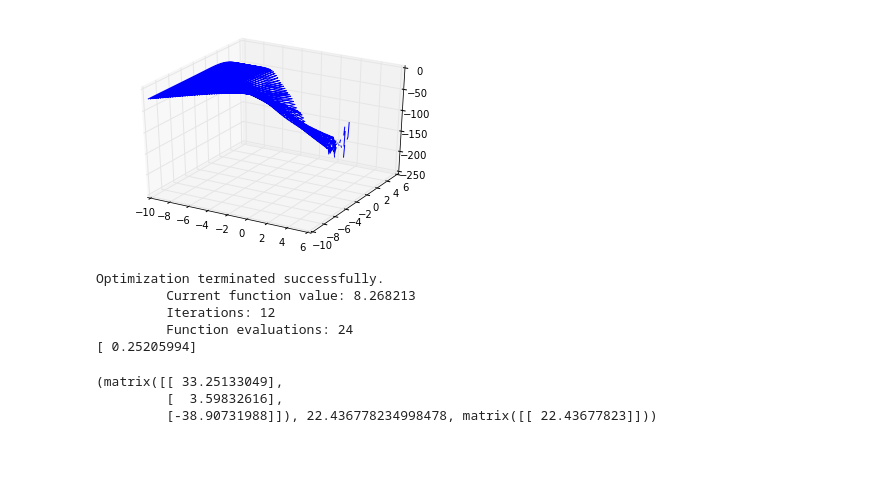
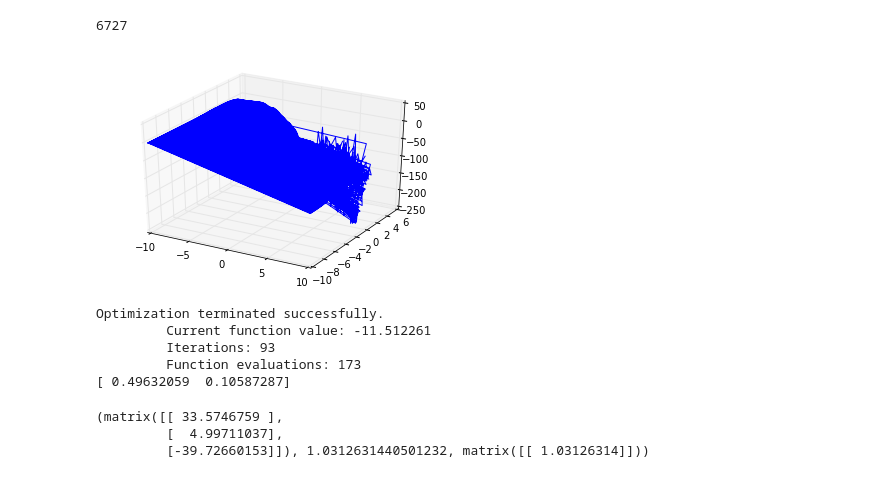
Before and after one commit to greenape/gem-experiments, a Jupyter notebook: 2d_gp_emu.ipynb, the cells around one changed output. Drawn from its saved outputs; the diff is of its cells as text; code cells hidden in the pictures.

```diff
--- a/2d_gp_emu.ipynb
+++ b/2d_gp_emu.ipynb
@@ -101,15 +231,0 @@ show()
-# %%
-a_inv = A_invs[len(taus)-1]
-a = As[len(taus)-1]
-H_D = H(D, h)
-d_sq = delta_hat_sq(n, q, f_D, a_inv, H_D)
-sigma = np.exp(taus[len(taus)-1]/2.)
-print taus[len(taus)-1], sigma
-cors = cor(D.T, D, sigma, p)
-print np.exp(-(np.power((D[0,0]-D[0,5]), 2.)/np.exp(taus[len(taus)-1][0]) + np.power((D[1,0]-D[1,5]), 2.)/np.exp(taus[len(taus)-1][1])))
-print cors[0, 5]
-print a[0, 5]
-print np.array(np.hsplit(D.T, 2)), D
-print np.exp(-(np.power((D[0,0]-D[0,5]), 2.)/np.exp(taus[len(taus)-1][0])))*np.exp(-(np.power((D[1,0]-D[1,5]), 2.)/np.exp(taus[len(taus)-1][1])))
-difs = np.power(np.array(np.hsplit(D.T, 2)) - np.array(np.vsplit(D, 2)), 2.)
-np.exp(-(difs[0]/np.exp(taus[len(taus)-1][0]) + difs[1]/np.exp(taus[len(taus)-1][1])))[0, 5]
@@ -135,13 +232,16 @@ np.exp(-(difs[0]/np.exp(taus[len(taus)-1][0]) + difs[1]/np.exp(taus[len(taus)-1]
 # %%
-points = np.array([[0.86, 0.27, 0.57, 0.5, 0.14, 0.23, 0.39, 0.93, 0.98, 0.54, 0.77,0.81,0.18,0.71,0.31,0.04,0.69,0.4,0.63,0.08, 0.34,0.04,0.83,0.21,0.67,0.47,0.14,0.51,0.75,0.95],
-                   [0.7, 0.97, 0.29, 0.7, 0.73, 0.11, 0.21, 0.45, 0.05, 0.9,0.52,0.33,0.56,0.84,0.49,0.09,0.19,0.37,0.64,0.86,0.45,0.58,0.75,0.84,0.37,0.99,0.15,0.66,0.07,0.24]])
-f_D = np.array([[11.81, -4.95, 25.51, 5.27, 4.85, 30.28, 27.5, 10.89, 34.5, 0.43,17.59,25.27,13.39,3.67,16.50,29.96,29.78,21.14,12.78,-0.98,17.99,12.11,9.10,1.03,22.71,-4.61,28.33,11.60,34.10,29.28]]).T
+points = np.array([[0.86,0.27,0.57,0.5,0.14,0.23,0.39,0.93,0.98,0.54, 0.77,0.81,0.18,0.71,0.31,0.04,0.69,0.4,0.63,0.08, 0.34,0.04,0.83,0.21,0.67,0.47,0.14,0.51,0.75,0.95],
+                   [0.7,0.97,0.29,0.77,0.73,0.11,0.21,0.45,0.05,0.9, 0.52,0.33,0.56,0.84,0.49,0.09,0.19,0.37,0.64,0.86, 0.45,0.58,0.75,0.84,0.37,0.99,0.15,0.66,0.07,0.24 ]], dtype=np.float_)
+f_D = np.array([[11.81,-4.95,25.51,5.27,4.85,30.28,27.50,20.89,34.50,0.43, 17.59,25.27,13.39,3.67,16.50,29.96,29.78,21.14,12.78,-0.98, 17.99,12.11,9.10,1.03,22.71,-4.61,28.33,11.60,34.10,29.28]], dtype=np.float_).T
 D = points#norm_points(points)
-taus = np.array(zip(*combinations(np.linspace(-10, 5, 100), 2))).T#np.vstack((np.linspace(-10, 10, 100), np.linspace(-10, 10, 100))).T
+taus = np.array(zip(*product(np.linspace(-10, 5, 250), np.linspace(-10, 10, 250))), dtype=np.float_).T#np.vstack((np.linspace(-10, 10, 100), np.linspace(-10, 10, 100))).T
 n = D.shape[1]
 p = D.shape[0]
 q = 1 + p
-sigma_hat = np.array([0.4966, 0.1061])
+delta_hat = np.array([0.4966, 0.1061], dtype=np.float_)
 print n, p, q
+figure()
+plot(D[0], D[1], 'o')
+show()
 # %% [output]
 30 2 3
@@ -150,28 +251,35 @@ As = map(lambda s: A(D, np.exp(s/2.), p), taus)
 # %%
 A_invs = map(lambda a: np.matrix(a).getI(), As)
 # %%
-ln_pi_tau_star_pi = np.array(map(lambda (a_inv, a): np.log(pi_star_tau(n, q, f_D, a_inv, a, H(D, h))), zip(A_invs, As))).flatten()
+ln_pi_tau_star_pi = np.log(np.array(map(lambda (a_inv, a): pi_star_tau(n, q, f_D, a_inv, a, H(D, h)), zip(A_invs, As))).flatten())
+show = np.isnan(ln_pi_tau_star_pi)
+print len(taus[show])
+# %% [output]
+6727
 # %%
 fig = figure()
 ax = fig.add_subplot(111, projection='3d')
-ax.plot_wireframe(taus.T[0], taus.T[1], ln_pi_tau_star_pi)
+ax.plot_wireframe(taus.T[1][~show], taus.T[0][~show], ln_pi_tau_star_pi[~show])
 fig.show()
 # %% [output]
-[figure, old version]
+[figure, new version]
 # %%
-from scipy.optimize import minimize
+from scipy.optimize import basinhopping, minimize
 
 def f(x):
-    a = A(D, np.exp(x/2.))
-    a_inv = np.matrix(a).getI()
-    return -np.log(pi_star_tau(np.exp(x/2.), n, q, f_D, a_inv, a, H(D, h)))
+    try:
+        a = A(D, np.exp(x/2.), p)
+        a_inv = np.matrix(a).getI()
+    except:
+        return 0.
+    return -np.log(pi_star_tau(n, q, f_D, a_inv, a, H(D, h)))
 
-sigma_hat = np.exp(minimize(f, -2.75, method="nelder-mead", options={'disp':True})['x']/2.)
-print sigma_hat
+delta_hat = np.exp(minimize(f, np.array([0.,0.]), method="nelder-mead", options={'disp':True})['x']/2.)
+print delta_hat
 # %% [output]
 Optimization terminated successfully.
-         Current function value: 8.268213
-         Iterations: 12
-         Function evaluations: 24
-[ 0.25205994]
+         Current function value: -11.512261
+         Iterations: 93
+         Function evaluations: 173
+[ 0.49632059  0.10587287]
 # %%
@@ -181,8 +289,8 @@ d_hat_sq = delta_hat_sq(n, q, f_D, A_inv, H(D, h))[0,0]
 H_ = H(D, h)
 # %%
-b_hat, d_hat_sq, delta_hat_sq_beta(n, q, f_D, A_inv, H(D, h), b_hat)
+b_hat, s_hat_sq, sigma_hat_sq_beta(n, q, f_D, A_inv, H(D, h), b_hat)
 # %% [output]
-(matrix([[ 33.25133049],
-         [  3.59832616],
-         [-38.90731988]]), 22.436778234998478, matrix([[ 22.43677823]]))
+(matrix([[ 33.5746759 ],
+         [  4.99711037],
+         [-39.72660153]]), 1.0312631440501232, matrix([[ 1.03126314]]))
 # %%
```
Also changed, not shown: parts of 27 cells of this notebook, 1 other file.
